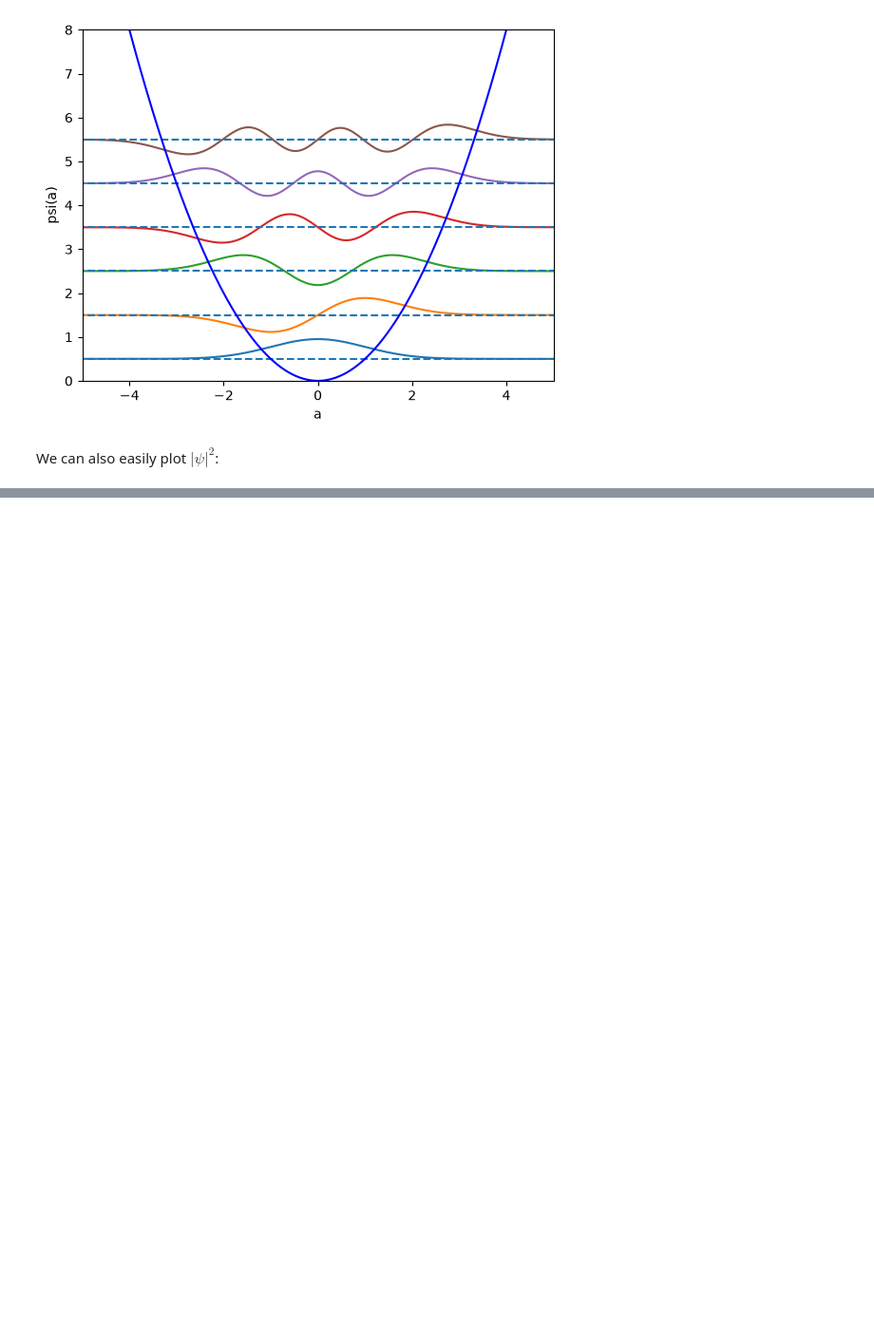
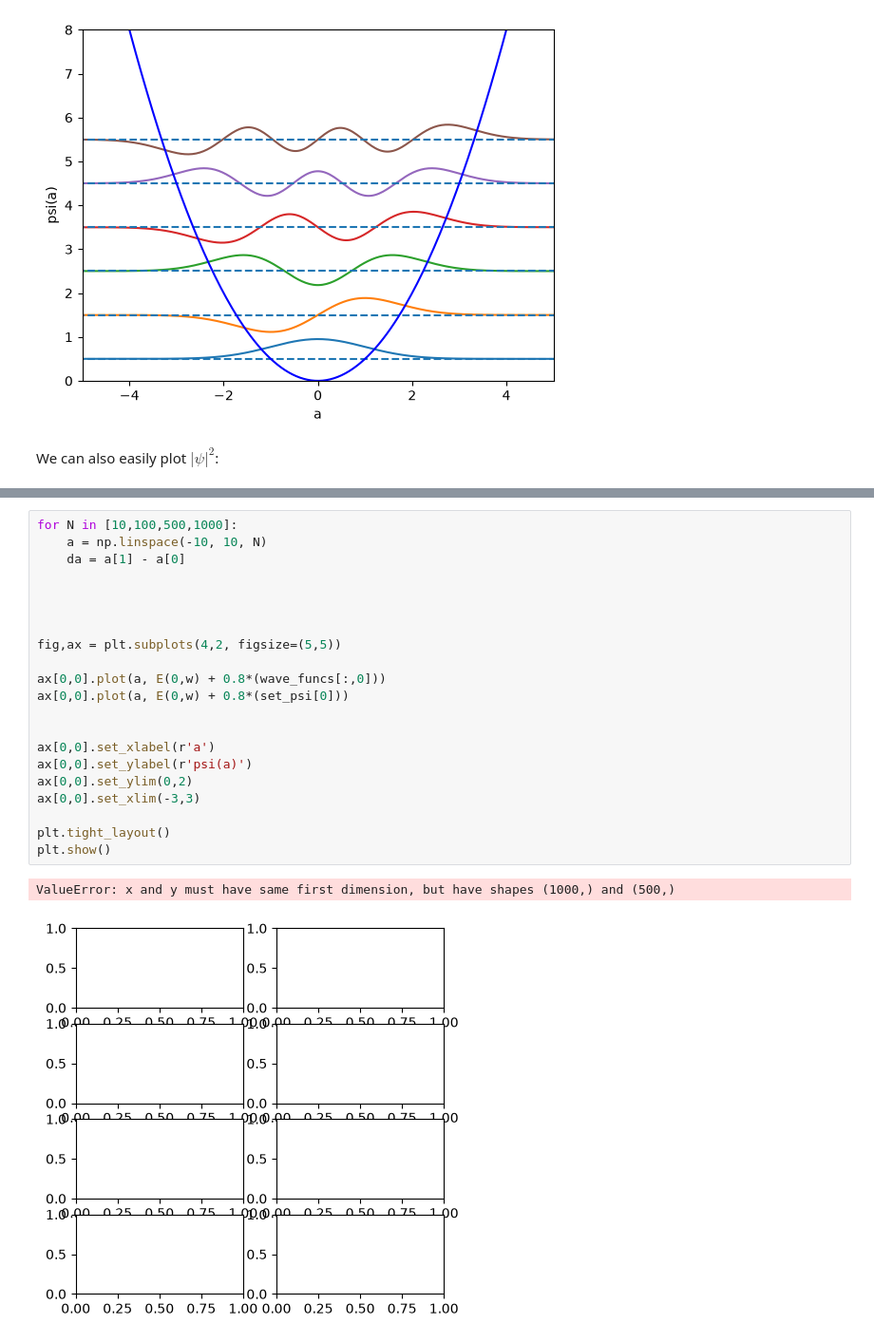
Before and after one commit to TheoMason1/quantum-harmonic-oscillator, a Jupyter notebook: notebooks/1_Visualising_stationary_states.ipynb, the cells around one changed output, grey strips where cells are left out. Shown at 95% size. Saved outputs shown, nothing was run; the diff lists cells and outputs as text; blank space fills up the shorter version.

```diff
--- a/notebooks/1_Visualising_stationary_states.ipynb
+++ b/notebooks/1_Visualising_stationary_states.ipynb
@@ -109,0 +186,24 @@ plt.show()
+# %%
+for N in [10,100,500,1000]:
+    a = np.linspace(-10, 10, N)
+    da = a[1] - a[0]
+
+
+
+
+fig,ax = plt.subplots(4,2, figsize=(5,5))
+
+ax[0,0].plot(a, E(0,w) + 0.8*(wave_funcs[:,0]))
+ax[0,0].plot(a, E(0,w) + 0.8*(set_psi[0]))
+
+
+ax[0,0].set_xlabel(r'a')
+ax[0,0].set_ylabel(r'psi(a)')
+ax[0,0].set_ylim(0,2)
+ax[0,0].set_xlim(-3,3)
+
+plt.tight_layout()
+plt.show()
+# %% [output]
+ValueError: x and y must have same first dimension, but have shapes (1000,) and (500,)
+[figure, added]
```
Also changed, not shown: parts of 4 cells of this notebook.
